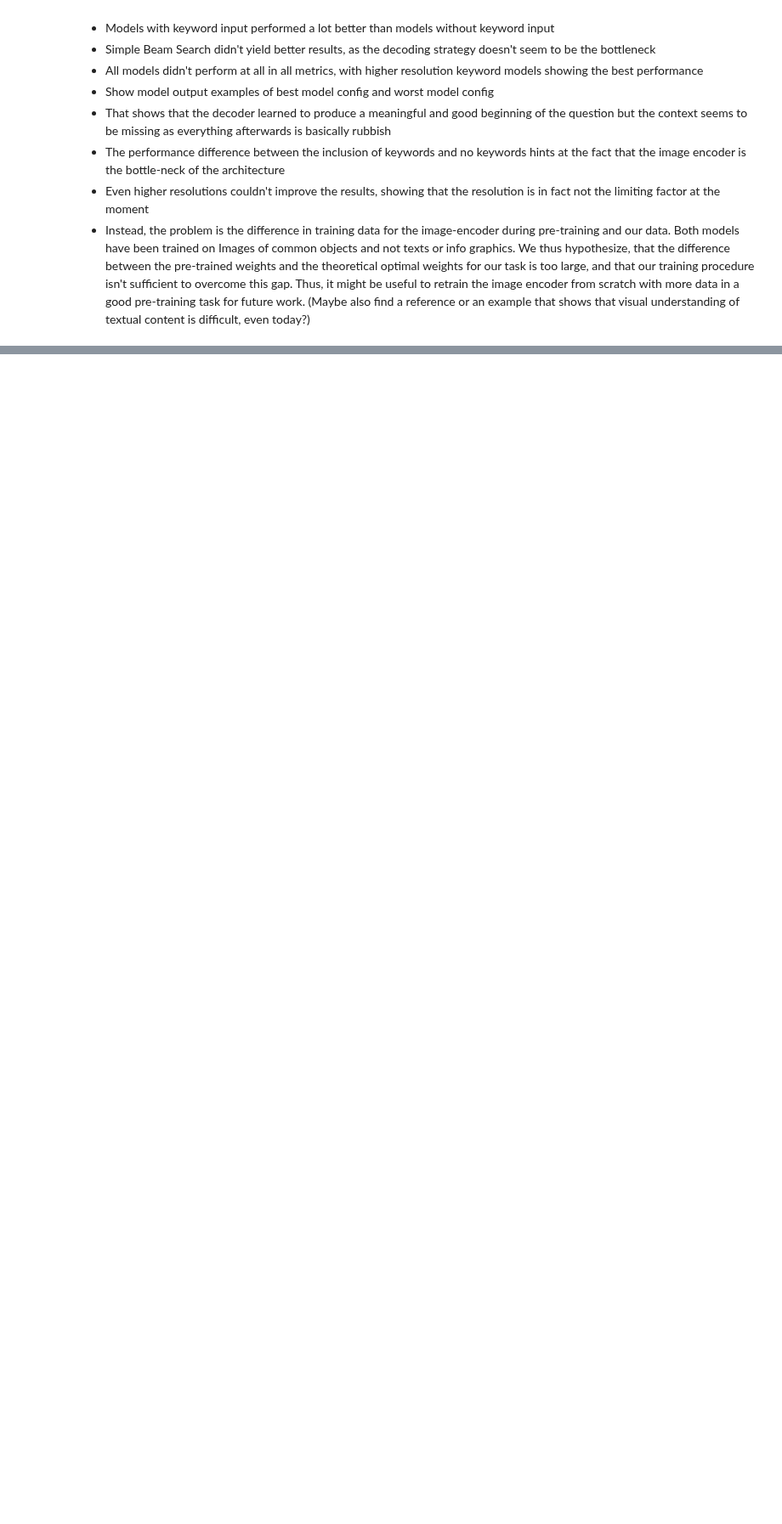
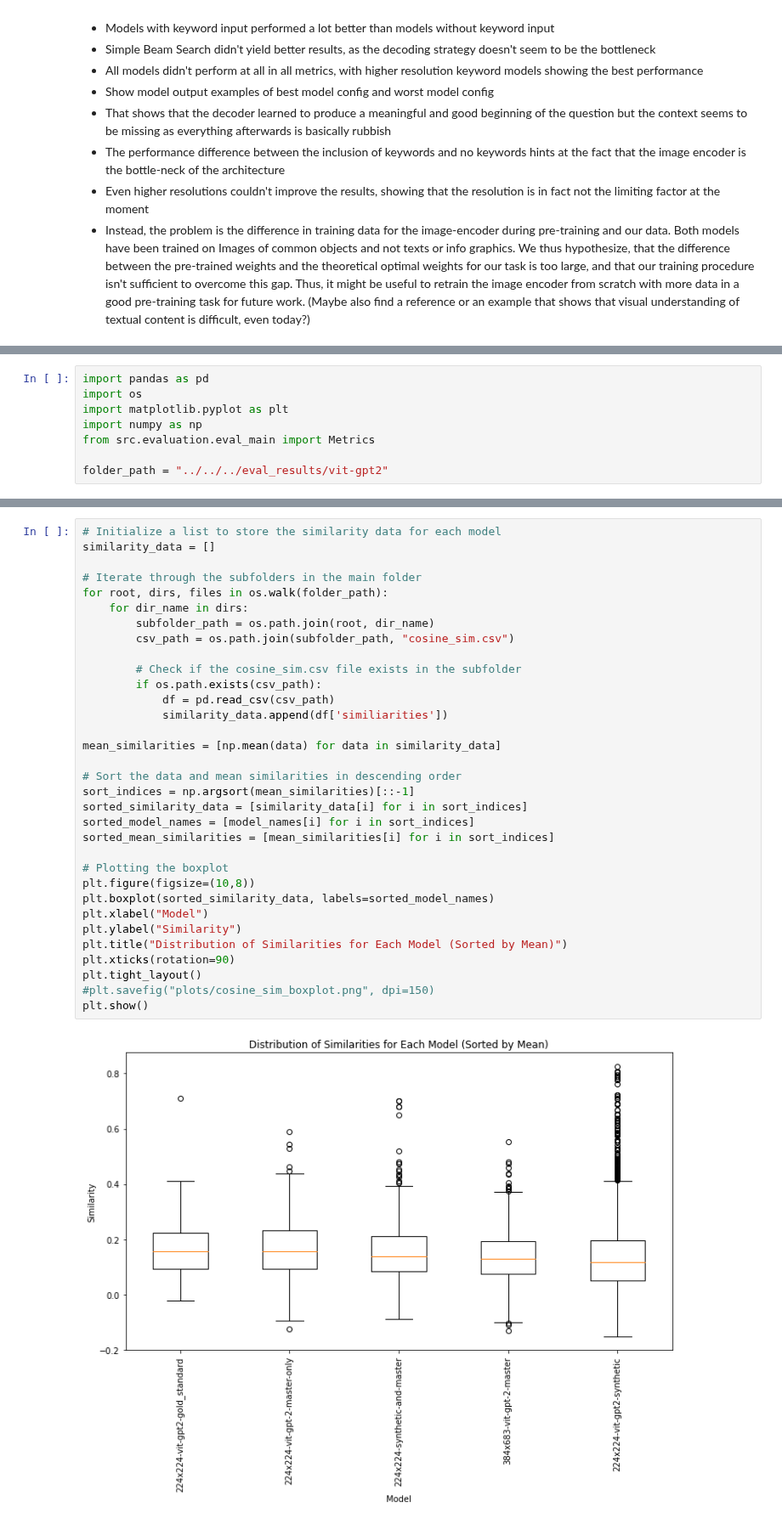
Before and after one commit to Ankinator/ankinator-flashcard-models, a Jupyter notebook: notebooks/models/image-to-text/evaluation.ipynb, the cells around one changed output, grey strips where cells are left out. Shown at 85% size. Drawn from its saved outputs; the diff is of its cells as text; blank space fills up the shorter version.

Commit message:
Add result plots

```diff
--- a/notebooks/models/image-to-text/evaluation.ipynb
+++ b/notebooks/models/image-to-text/evaluation.ipynb
@@ -456,0 +461,8 @@ plt.show()
+# %%
+import pandas as pd
+import os
+import matplotlib.pyplot as plt
+import numpy as np
+from src.evaluation.eval_main import Metrics
+
+folder_path = "../../../eval_results/vit-gpt2"
@@ -456,0 +476,35 @@ plt.show()
+# %%
+# Initialize a list to store the similarity data for each model
+similarity_data = []
+
+# Iterate through the subfolders in the main folder
+for root, dirs, files in os.walk(folder_path):
+    for dir_name in dirs:
+        subfolder_path = os.path.join(root, dir_name)
+        csv_path = os.path.join(subfolder_path, "cosine_sim.csv")
+
+        # Check if the cosine_sim.csv file exists in the subfolder
+        if os.path.exists(csv_path):
+            df = pd.read_csv(csv_path)
+            similarity_data.append(df['similiarities'])
+
+mean_similarities = [np.mean(data) for data in similarity_data]
+
+# Sort the data and mean similarities in descending order
+sort_indices = np.argsort(mean_similarities)[::-1]
+sorted_similarity_data = [similarity_data[i] for i in sort_indices]
+sorted_model_names = [model_names[i] for i in sort_indices]
+sorted_mean_similarities = [mean_similarities[i] for i in sort_indices]
+
+# Plotting the boxplot
+plt.figure(figsize=(10,8))
+plt.boxplot(sorted_similarity_data, labels=sorted_model_names)
+plt.xlabel("Model")
+plt.ylabel("Similarity")
+plt.title("Distribution of Similarities for Each Model (Sorted by Mean)")
+plt.xticks(rotation=90)
+plt.tight_layout()
+#plt.savefig("plots/cosine_sim_boxplot.png", dpi=150)
+plt.show()
+# %% [output]
+[figure, added]
```
Also changed, not shown: parts of 7 cells of this notebook.
